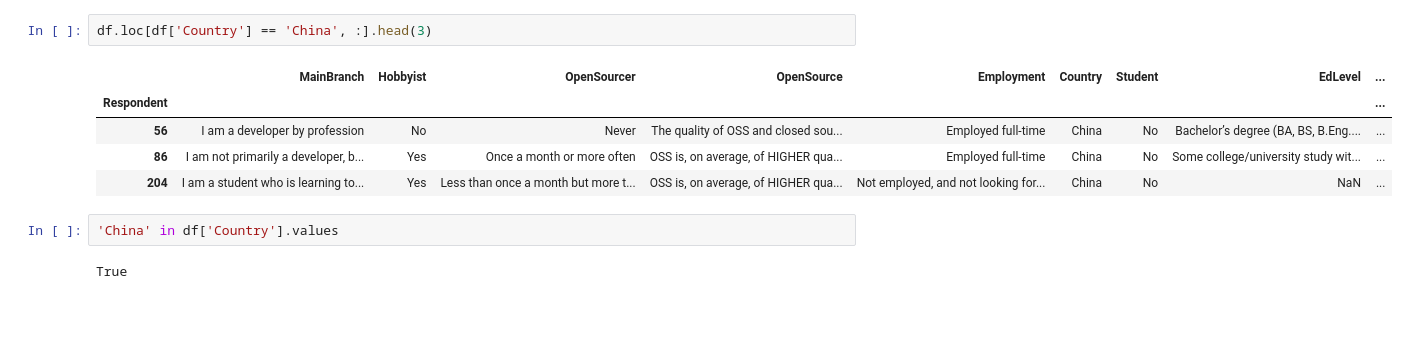
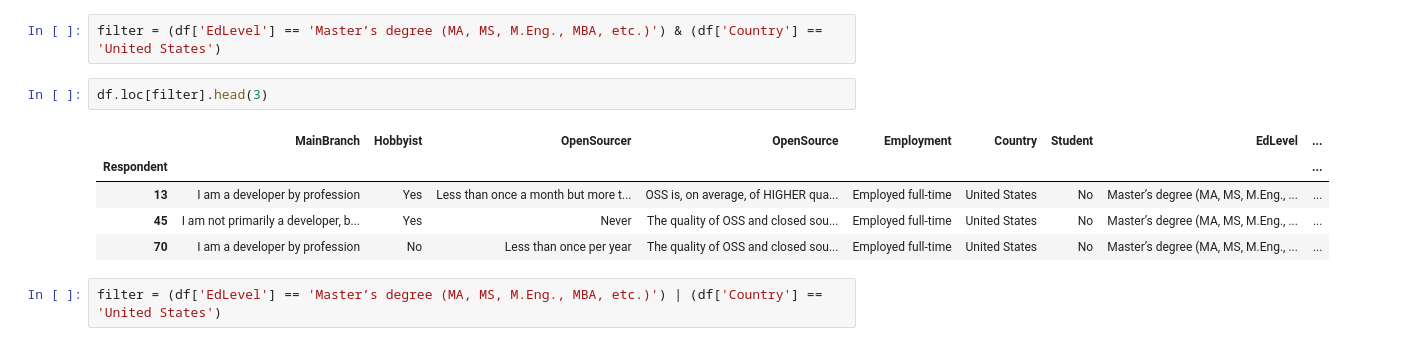
Before and after one commit to JosephZYU/Python-5-pandas, a Jupyter notebook: 04.Filtering - Using Conditionals to Filter Rows and Columns.ipynb, the cells around one changed output. Cells and saved outputs as stored; diff of their text form; blank space fills up the shorter version.

```diff
--- a/04.Filtering - Using Conditionals to Filter Rows and Columns.ipynb
+++ b/04.Filtering - Using Conditionals to Filter Rows and Columns.ipynb
@@ -20,12 +56,12 @@ df.head(3)
+# %%
+filter = (df['EdLevel'] == 'Master’s degree (MA, MS, M.Eng., MBA, etc.)') & (df['Country'] == 'United States')
 # %%
-df.loc[df['Country'] == 'China', :].head(3)
+df.loc[filter].head(3)
 # %% [output]
 |  | MainBranch | Hobbyist | OpenSourcer | OpenSource | Employment | Country | Student | EdLevel | ... |
 | Respondent |  |  |  |  |  |  |  |  | ... |
-| 56 | I am a developer by profession | No | Never | The quality of OSS and closed sou... | Employed full-time | China | No | Bachelor’s degree (BA, BS, B.Eng.... | ... |
-| 86 | I am not primarily a developer, b... | Yes | Once a month or more often | OSS is, on average, of HIGHER qua... | Employed full-time | China | No | Some college/university study wit... | ... |
-| 204 | I am a student who is learning to... | Yes | Less than once a month but more t... | OSS is, on average, of HIGHER qua... | Not employed, and not looking for... | China | No | NaN | ... |
+| 13 | I am a developer by profession | Yes | Less than once a month but more t... | OSS is, on average, of HIGHER qua... | Employed full-time | United States | No | Master’s degree (MA, MS, M.Eng., ... | ... |
+| 45 | I am not primarily a developer, b... | Yes | Never | The quality of OSS and closed sou... | Employed full-time | United States | No | Master’s degree (MA, MS, M.Eng., ... | ... |
+| 70 | I am a developer by profession | No | Less than once per year | The quality of OSS and closed sou... | Employed full-time | United States | No | Master’s degree (MA, MS, M.Eng., ... | ... |
-# %%
-'China' in df['Country'].values
-# %% [output]
-True
+# %%
+filter = (df['EdLevel'] == 'Master’s degree (MA, MS, M.Eng., MBA, etc.)') | (df['Country'] == 'United States')
```
Also changed, not shown: parts of 10 cells of this notebook, 1 other file.
